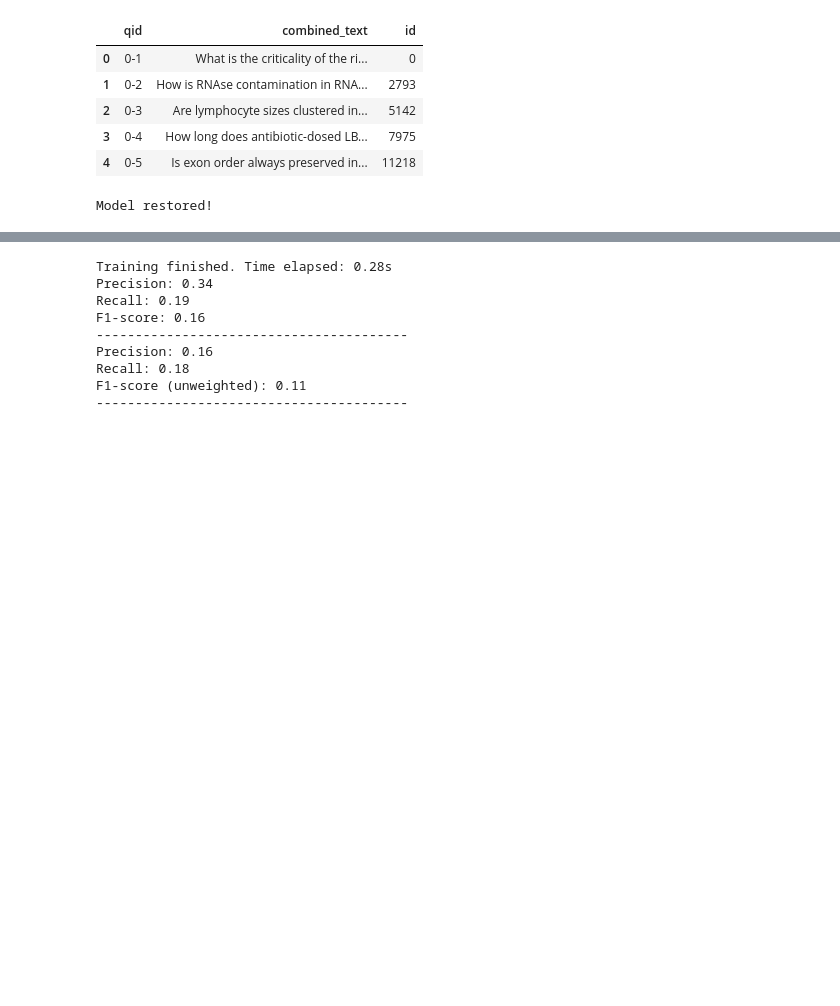
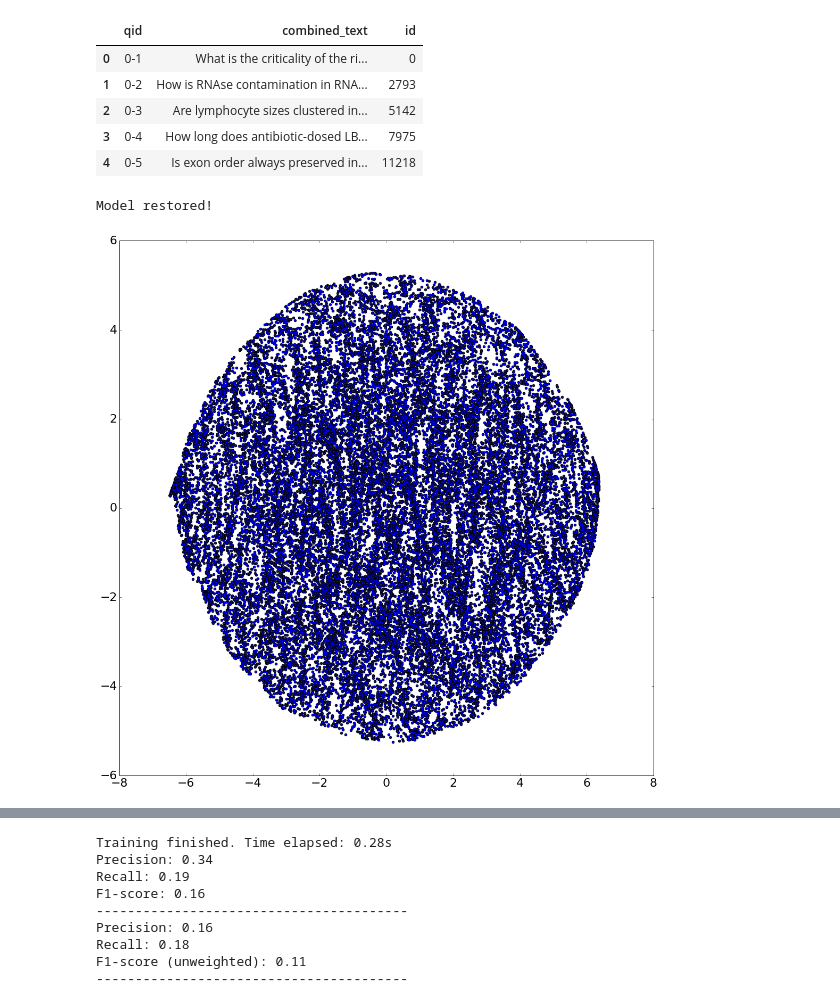
Before and after one commit to Jaspereclipse/kaggle-transfer-learning-on-stack-exchange-tags, a Jupyter notebook: experiments/02-reduced_problem.ipynb, the cells around one changed output, grey strips where cells are left out. Drawn from its saved outputs; the diff is of its cells as text; code cells hidden in the pictures; blank space fills up the shorter version.

```diff
--- a/experiments/02-reduced_problem.ipynb
+++ b/experiments/02-reduced_problem.ipynb
@@ -210,2 +216,16 @@ Model restored!
+# %%
+# visualize embeddings
+msk = random_idx(embeddings.shape[0], test_size=0.20, random_state=2048)
+tsne = TSNE(n_components=2, perplexity=30.0, init='pca', n_iter=5000)
+low_dim_embs = tsne.fit_transform(embeddings[~msk, :])
+# %%
+def plot_with_labels(low_dim_embs):
+    plt.figure(figsize=(18, 18))  # in inches
+    for i in xrange(low_dim_embs.shape[0]):
+        x, y = low_dim_embs[i, :]
+        plt.scatter(x, y)
+plot_with_labels(low_dim_embs)
+# %% [output]
+[figure, added]
 # %%
 # train test split
```
Also changed, not shown: parts of 6 cells of this notebook.
